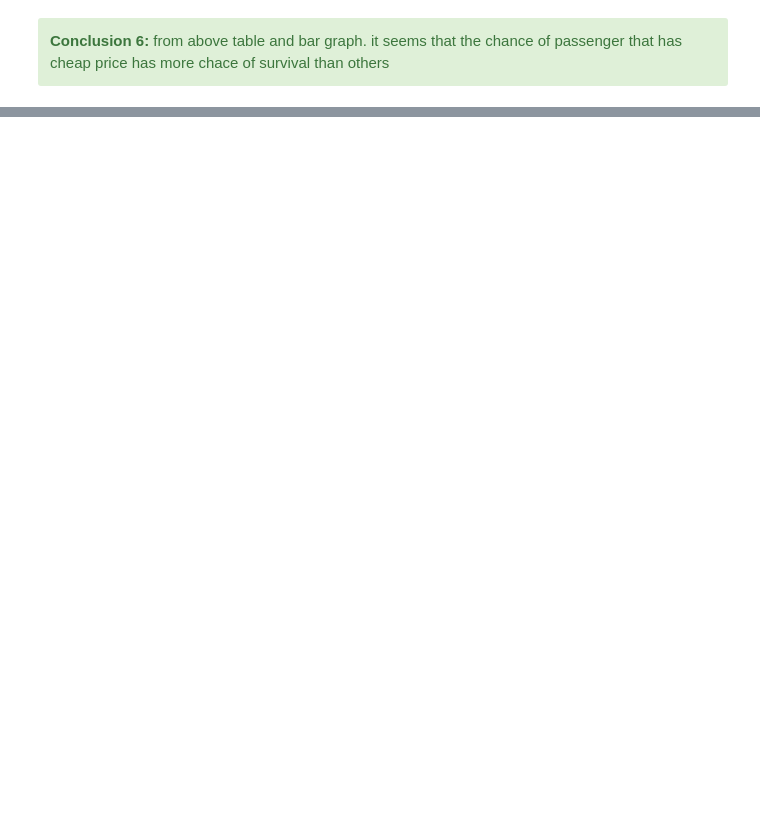
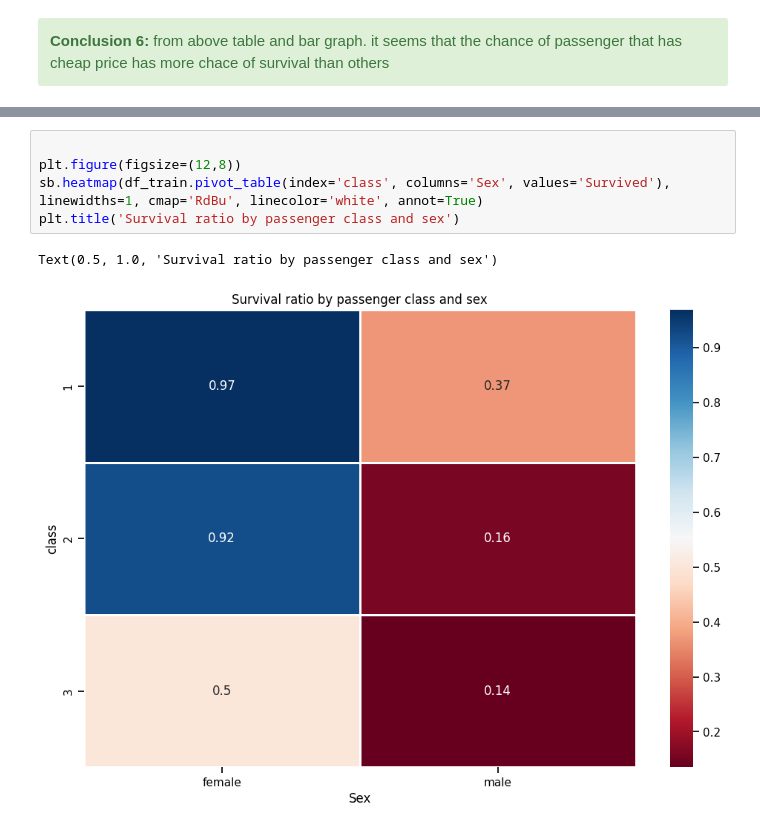
Before and after one commit to mtheggi/Titanic-Survival-Prediction, a Jupyter notebook: Titanic_Survival_Prediction.ipynb, the cells around one changed output, grey strips where cells are left out. Cells and saved outputs as stored; diff of their text form; blank space fills up the shorter version.

```diff
--- a/Titanic_Survival_Prediction.ipynb
+++ b/Titanic_Survival_Prediction.ipynb
@@ -423,0 +440,8 @@ Text(0.5, 1.0, 'Survival distribution by Fare')
+# %%
+
+plt.figure(figsize=(12,8))
+sb.heatmap(df_train.pivot_table(index='class', columns='Sex', values='Survived'),  linewidths=1, cmap='RdBu', linecolor='white', annot=True)
+plt.title('Survival ratio by passenger class and sex')
+# %% [output]
+Text(0.5, 1.0, 'Survival ratio by passenger class and sex')
+[figure, added]
```
Also changed, not shown: parts of 8 cells of this notebook.
